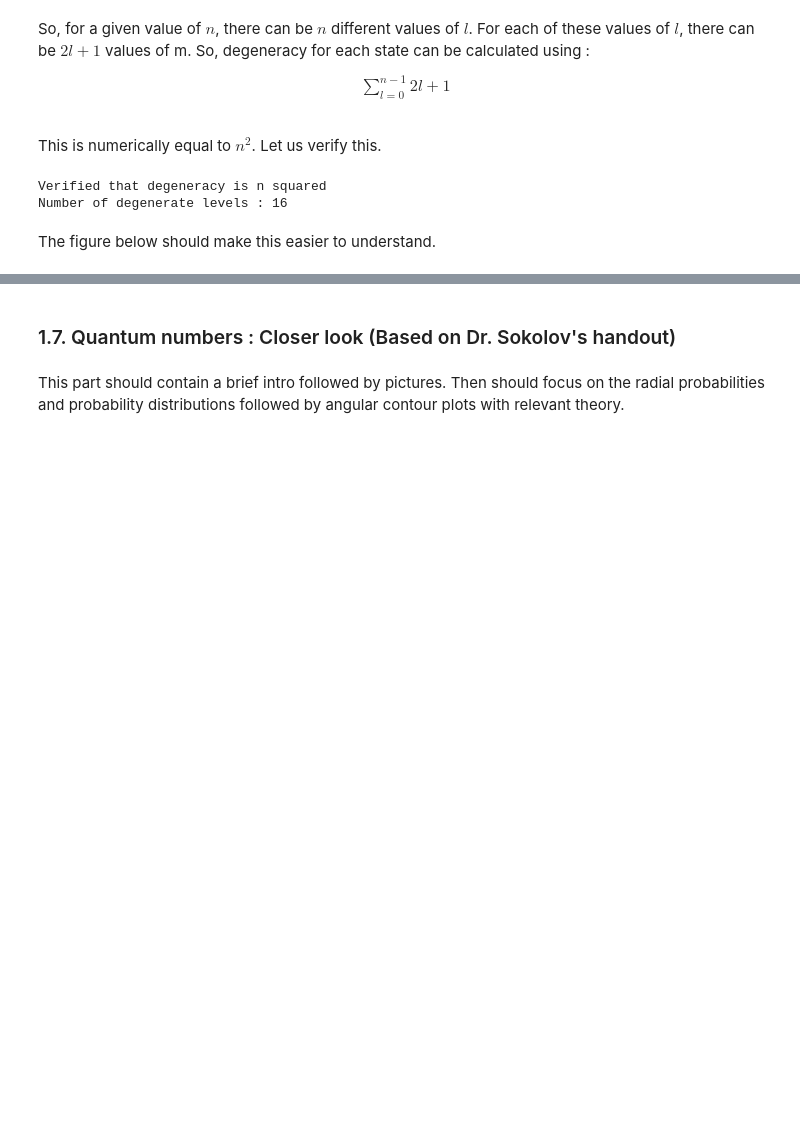
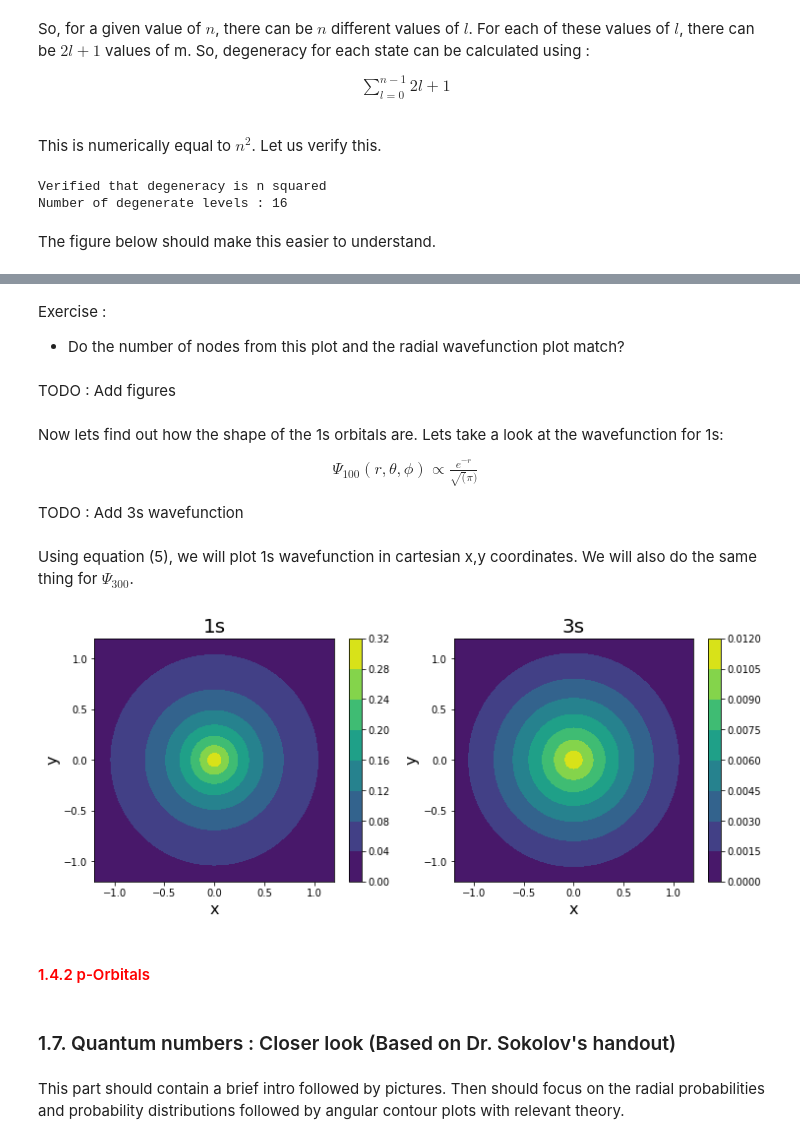
Before and after one commit to sokolov-group/jupyter_handouts, a Jupyter notebook: 03_hydrogen_atom/03_hydrogen_atom.ipynb, the cells around one changed output, grey strips where cells are left out. Cells and saved outputs as stored; diff of their text form; code cells hidden in the pictures; blank space fills up the shorter version.

```diff
--- a/03_hydrogen_atom/03_hydrogen_atom.ipynb
+++ b/03_hydrogen_atom/03_hydrogen_atom.ipynb
@@ -240,3 +356,61 @@ The figure below should make this easier to understand.
+# %% [markdown]
+Exercise : <br/>
+* Do the number of nodes from this plot and the radial wavefunction plot match?
+# %% [markdown]
+TODO : Add figures
+# %% [markdown]
+Now lets find out how the shape of the 1s orbitals are. Lets take a look at the wavefunction for 1s:
+<br/>
+$$\begin{align}
+\Psi_{100} (r, \theta, \phi) \propto  \frac{e^{-r}}{\sqrt(\pi)}
+\end{align}$$
+
+TODO : Add 3s wavefunction
+# %% [markdown]
+Using equation (5), we will plot 1s wavefunction in cartesian x,y coordinates. We will also do the same thing for $\Psi_{300}$.
+# %%
+# Determining wavefunction shapes of s orbitals for different n
+
+def prob_1s(x,y): #Probability density of 1s orbital
+    r=np.sqrt(np.square(x)+np.square(y))
+    return np.square(np.exp(-r)/np.sqrt(np.pi))
+
+def prob_3s(x,y): #Probability density of 3s orbital
+    r=np.sqrt(np.square(x)+np.square(y))
+    return np.square((27-(18*r)+(2*r**2)*np.exp(-r/3))/(81*np.sqrt(3*np.pi)))
+
+# Generating the contour plots
+
+#Random coordinates
+x = np.linspace(-1.2, 1.2, 800)
+y = np.linspace(-1.2, 1.2, 800)
+
+X, Y = np.meshgrid(x, y)
+Z = prob_1s(X, Y)
+Z1 = prob_3s(X, Y)
+
+fig = plt.figure(figsize=(12,10))
+ax = fig.add_subplot(2,2,1)
+
+#fig, ax = plt.subplots()
+cs = ax.contourf(X, Y, Z)
+plt.xlabel("x", fontsize=16)
+plt.ylabel("y", fontsize=16)
+plt.title("1s", fontsize=20)
+cbar = fig.colorbar(cs)
+
+ax1 = fig.add_subplot(2,2,2)
+cs = ax1.contourf(X, Y, Z1)
+plt.xlabel("x", fontsize=16)
+plt.ylabel("y", fontsize=16)
+plt.title("3s", fontsize=20)
+cbar = fig.colorbar(cs)
+
+plt.show()
+# %% [output]
+[figure, added]
+# %% [markdown]
+#### <span style="color:red">1.4.2 p-Orbitals
 # %% [markdown]
 ### 1.7. Quantum numbers : Closer look (Based on Dr. Sokolov's handout)
 # %% [markdown]
```
Also changed, not shown: parts of 18 cells of this notebook, 1 other file.
